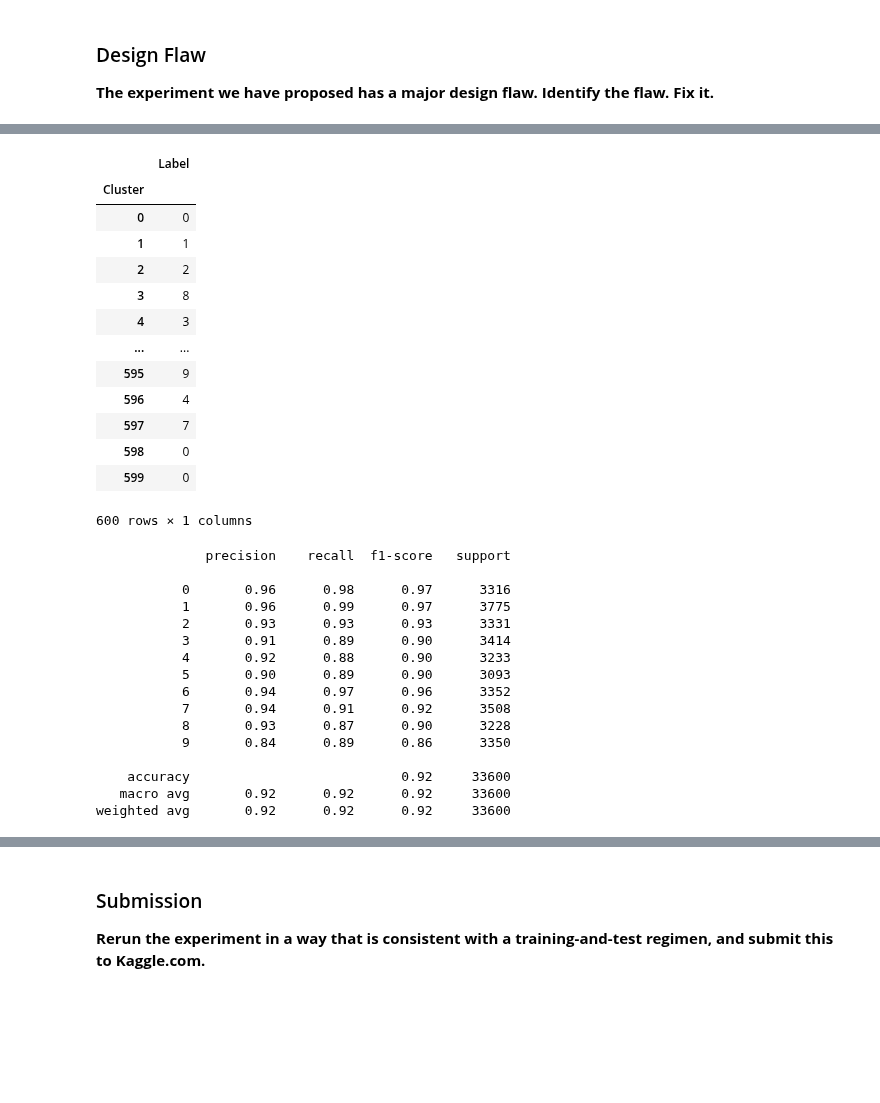
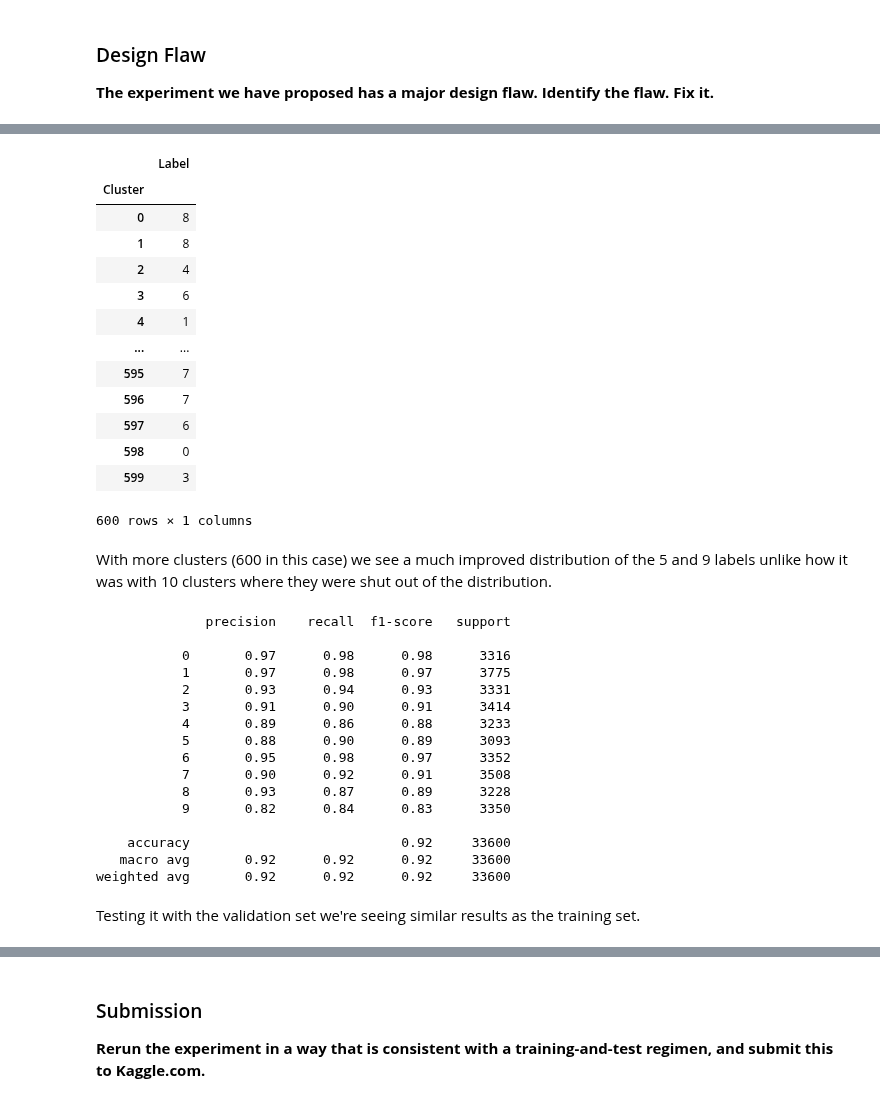
Before and after one commit to ReedBallesterosNU/MSDS-422-DL-Practical-Machine-Learning, a Jupyter notebook: Module-06/Assignment-03/Module-06 Assignment-03 - Digit Recognizer.ipynb, the cells around one changed output, grey strips where cells are left out. Saved outputs shown, nothing was run; the diff lists cells and outputs as text; code cells hidden in the pictures; blank space fills up the shorter version.

```diff
--- a/Module-06/Assignment-03/Module-06 Assignment-03 - Digit Recognizer.ipynb
+++ b/Module-06/Assignment-03/Module-06 Assignment-03 - Digit Recognizer.ipynb
@@ -633,46 +633,50 @@ pd.crosstab(y_train_clusters_fix['Cluster'],y_train_clusters_fix["Label"])
 600 rows × 10 columns
 # %%
-key = y_train_clusters_fix.groupby('Cluster').agg(lambda x:x.value_counts().index[0])
-key
+key_fix = y_train_clusters_fix.groupby('Cluster').agg(lambda x:x.value_counts().index[0])
+key_fix
 # %% [output]
 |  | Label |
 | Cluster |  |
-| 0 | 0 |
-| 1 | 1 |
-| 2 | 2 |
-| 3 | 8 |
-| 4 | 3 |
+| 0 | 8 |
+| 1 | 8 |
+| 2 | 4 |
+| 3 | 6 |
+| 4 | 1 |
 | ... | ... |
-| 595 | 9 |
-| 596 | 4 |
-| 597 | 7 |
+| 595 | 7 |
+| 596 | 7 |
+| 597 | 6 |
 | 598 | 0 |
-| 599 | 0 |
+| 599 | 3 |
 600 rows × 1 columns
+# %% [markdown]
+With more clusters (600 in this case) we see a much improved distribution of the 5 and 9 labels unlike how it was with 10 clusters where they were shut out of the distribution.
 # %%
 y_train_labels_fix = []
 for i in range(0,len(kmeans_fix.labels_)):
     x = kmeans_fix.labels_[i]
-    y_train_labels_fix += [key['Label'].loc[x]]
+    y_train_labels_fix += [key_fix['Label'].loc[x]]
 
 print(classification_report(y_train, y_train_labels_fix))
 # %% [output]
               precision    recall  f1-score   support
 
-           0       0.96      0.98      0.97      3316
-           1       0.96      0.99      0.97      3775
-           2       0.93      0.93      0.93      3331
-           3       0.91      0.89      0.90      3414
-           4       0.92      0.88      0.90      3233
-           5       0.90      0.89      0.90      3093
-           6       0.94      0.97      0.96      3352
-           7       0.94      0.91      0.92      3508
-           8       0.93      0.87      0.90      3228
-           9       0.84      0.89      0.86      3350
+           0       0.97      0.98      0.98      3316
+           1       0.97      0.98      0.97      3775
+           2       0.93      0.94      0.93      3331
+           3       0.91      0.90      0.91      3414
+           4       0.89      0.86      0.88      3233
+           5       0.88      0.90      0.89      3093
+           6       0.95      0.98      0.97      3352
+           7       0.90      0.92      0.91      3508
+           8       0.93      0.87      0.89      3228
+           9       0.82      0.84      0.83      3350
 
     accuracy                           0.92     33600
    macro avg       0.92      0.92      0.92     33600
 weighted avg       0.92      0.92      0.92     33600
+# %% [markdown]
+Testing it with the validation set we're seeing similar results as the training set.
 # %%
 y_val_pred_fix = kmeans_fix.predict(X_val)
 y_val_pred_fix
```
Also changed, not shown: parts of 24 cells of this notebook, 1 other file.
